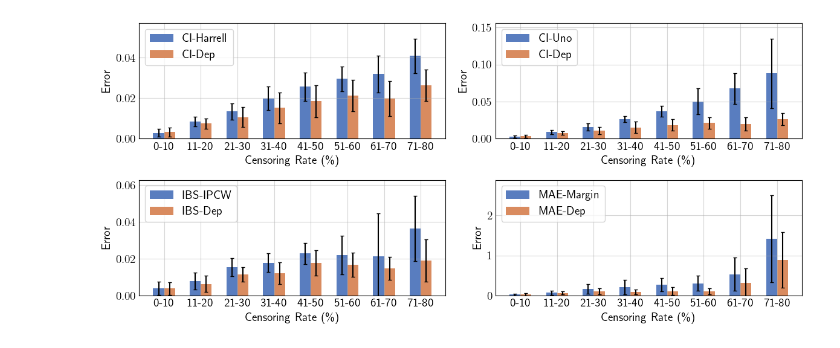
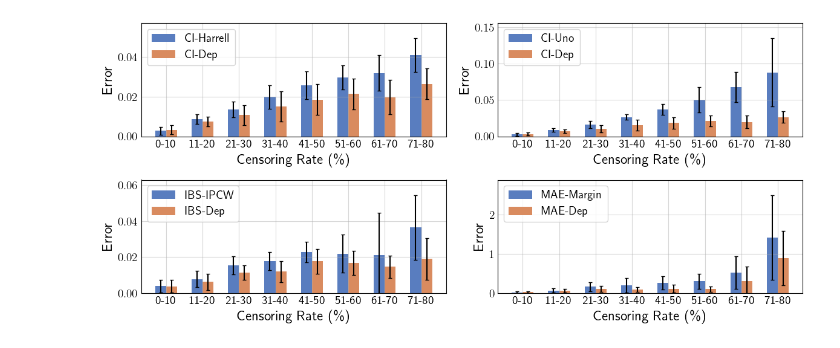
Before and after one commit to thecml/survival-copula, a Jupyter notebook: notebooks/plot_synthetic_censoring.ipynb, the cells around one changed output. Saved outputs shown, nothing was run; the diff lists cells and outputs as text; code cells hidden in the pictures.

```diff
--- a/notebooks/plot_synthetic_censoring.ipynb
+++ b/notebooks/plot_synthetic_censoring.ipynb
@@ -4,16 +4,16 @@ import pandas as pd
 import config as cfg
 import seaborn as sns
 from scipy.stats import zscore, sem, t
+from matplotlib import pyplot as plt
 
-matplotlib_style = 'default'
-import matplotlib.pyplot as plt; plt.style.use(matplotlib_style)
+plt.style.use("default")
 plt.rcParams.update({
-    'axes.labelsize': 'medium',
-    'axes.titlesize': 'large',  # Set larger title size
-    'font.size': 14.0,
-    'legend.fontsize': 'medium',
-    'text.usetex': True,
-    'text.latex.preamble': r'\usepackage{amsfonts} \usepackage{bm}'
+    "axes.labelsize": "large",
+    "axes.titlesize": "x-large",
+    "font.size": 14.0,
+    "legend.fontsize": "x-large",
+    "text.usetex": True,
+    "text.latex.preamble": r"\usepackage{amsfonts} \usepackage{bm}"
 })
 
 filename = f"{cfg.RESULTS_DIR}/synthetic_results_censoring.csv"
@@ -93,31 +93,31 @@ for i, (metric1, metric2, label1, label2) in enumerate(error_columns):
             y = bar.get_height()
             ax.errorbar(x, y, yerr=sigma_level*err, fmt='none', c='black', capsize=2)
 
     # Replace legend
     ax.legend_.remove()
     ax.legend(
         handles=ax.containers[:2],
         labels=[label1, label2],
         fontsize=14
     )
 
     # Set axes labels
     ax.set_ylabel("Error")
     ax.set_xlabel("Censoring Rate (\%)")
     y_min, y_max = ax.get_ylim()
     ax.set_ylim(0, y_max * 1.1)
 
     ax.grid(True, alpha=0.5)
     ax.tick_params(axis='y', which='both', length=0)
     ax.tick_params(axis='x', which='both', length=0)
 
 # Adjust layout for better spacing
 plt.tight_layout(rect=[0, 0.1, 1, 1])
 
 # Save figure
 plt.savefig(f"{cfg.PLOTS_DIR}/synthetic_censoring.pdf", format='pdf', bbox_inches='tight')
 
 # Show the plot
 plt.show()
 # %% [output]
-[figure, old version]
+[figure, new version]
```
Also changed, not shown: 6 other files.
